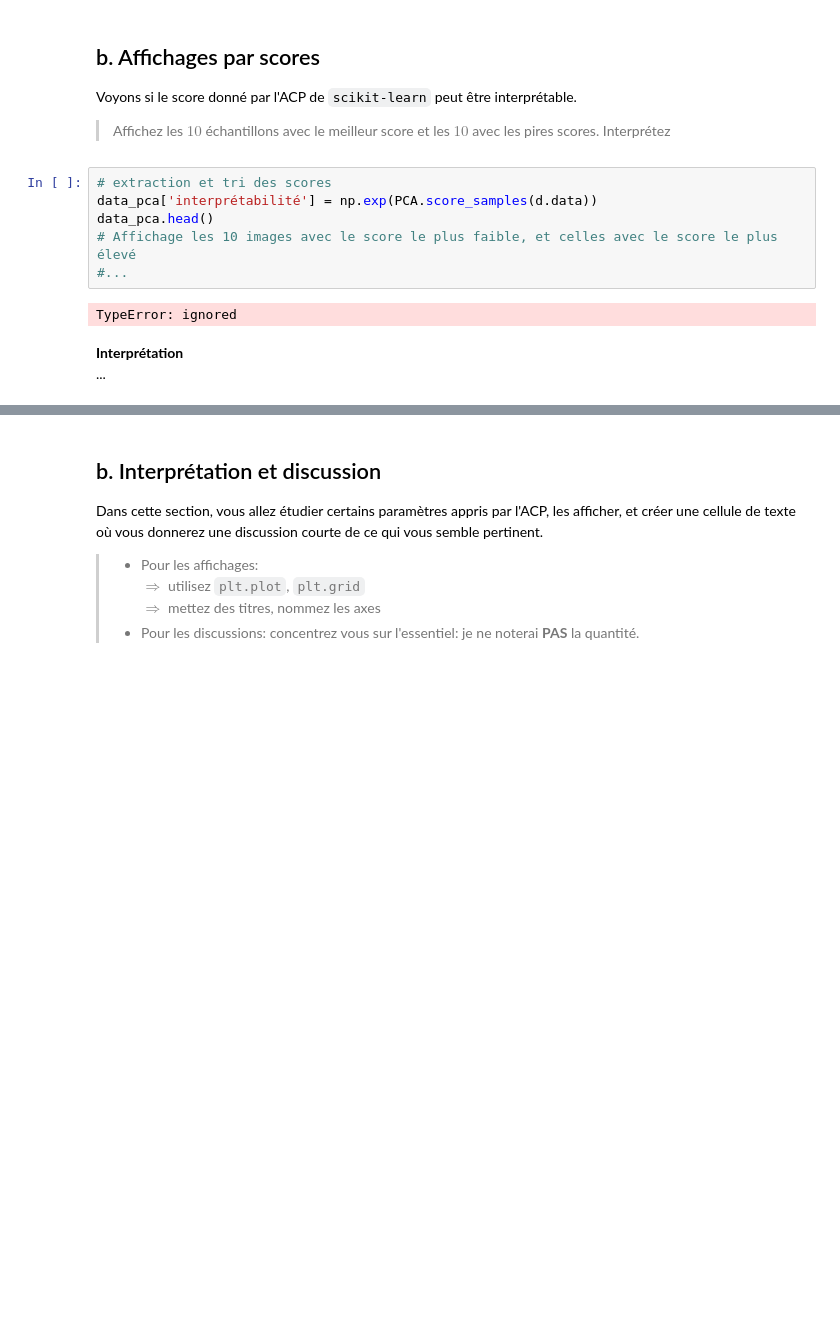
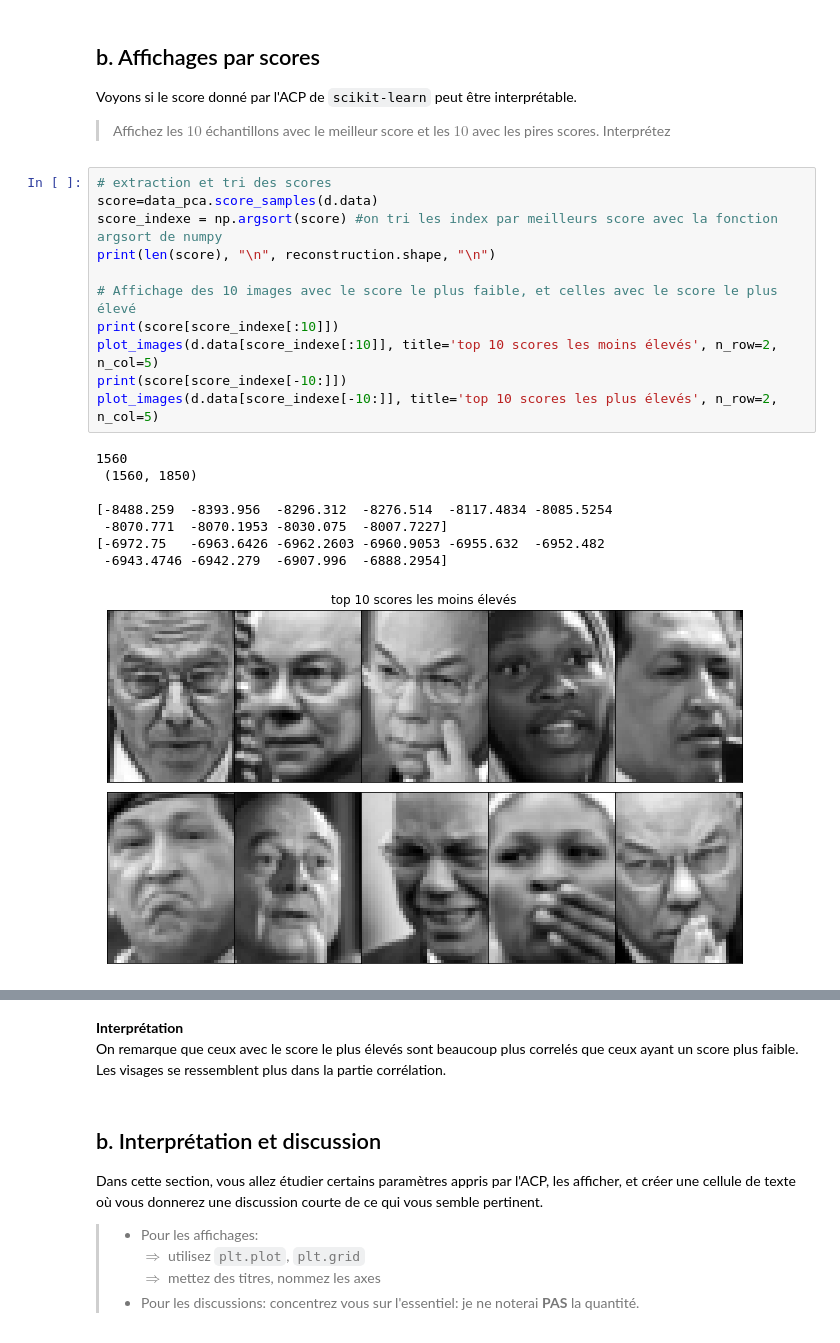
Before and after one commit to campusplage/compte-rendus-mullier_alberjaoui, a Jupyter notebook: TP2_sklearn.ipynb, the cells around one changed output, grey strips where cells are left out. Saved outputs shown, nothing was run; the diff lists cells and outputs as text; blank space fills up the shorter version.

```diff
--- a/TP2_sklearn.ipynb
+++ b/TP2_sklearn.ipynb
@@ -350,14 +355,23 @@ plot_images(d.data, 'visages initiaux', n_row=1, n_col=5)
 Voyons si le score donné par l'ACP de `scikit-learn` peut être interprétable.
 
 > Affichez les $10$ échantillons avec le meilleur score et les $10$ avec les pires scores. Interprétez
-# %%
-# extraction et tri des scores
-data_pca['interprétabilité'] = np.exp(PCA.score_samples(d.data))
-data_pca.head()
-# Affichage les 10 images avec le score le plus faible, et celles avec le score le plus élevé
-#...
-# %% [output]
-TypeError: ignored
-# %% [markdown]
-__Interprétation__
-...
+# %%
+# extraction et tri des scores
+score=data_pca.score_samples(d.data)
+score_indexe = np.argsort(score) #on tri les index par meilleurs score avec la fonction argsort de numpy
+print(len(score), "\n", reconstruction.shape, "\n")
+
+# Affichage des 10 images avec le score le plus faible, et celles avec le score le plus élevé
+print(score[score_indexe[:10]])
+plot_images(d.data[score_indexe[:10]], title='top 10 scores les moins élevés', n_row=2, n_col=5)
+print(score[score_indexe[-10:]])
+plot_images(d.data[score_indexe[-10:]], title='top 10 scores les plus élevés', n_row=2, n_col=5)
+# %% [output]
+1560
+ (1560, 1850)
+
+[-8488.259  -8393.956  -8296.312  -8276.514  -8117.4834 -8085.5254
+ -8070.771  -8070.1953 -8030.075  -8007.7227]
+[-6972.75   -6963.6426 -6962.2603 -6960.9053 -6955.632  -6952.482
+ -6943.4746 -6942.279  -6907.996  -6888.2954]
+[figure, added]
@@ -364,3 +379,6 @@ __Interprétation__
+# %% [markdown]
+__Interprétation__
+On remarque que ceux avec le score le plus élevés sont beaucoup plus correlés que ceux ayant un score plus faible. Les visages se ressemblent plus dans la partie corrélation.
 # %% [markdown]
 ## b. Interprétation et discussion
 
```
Also changed, not shown: parts of 9 cells of this notebook.
